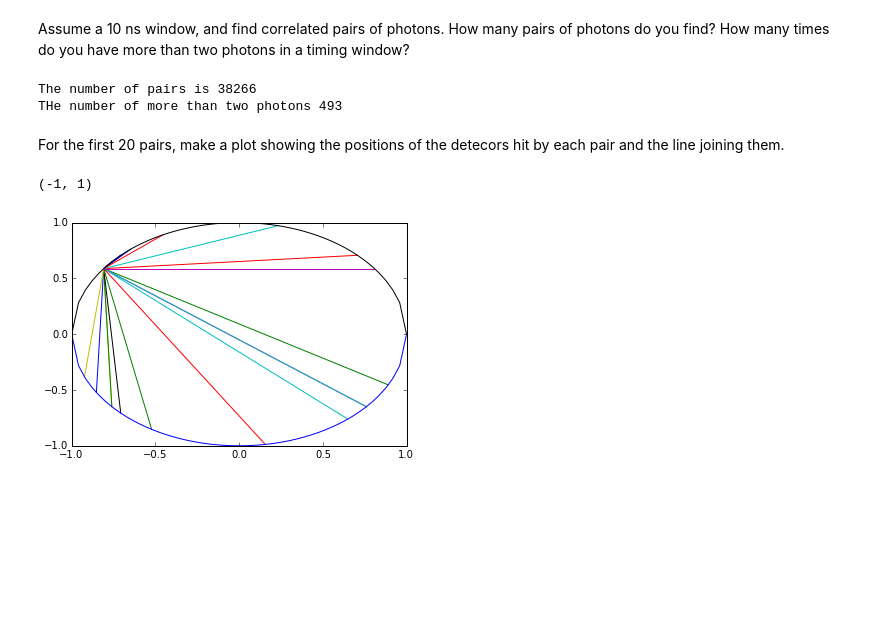
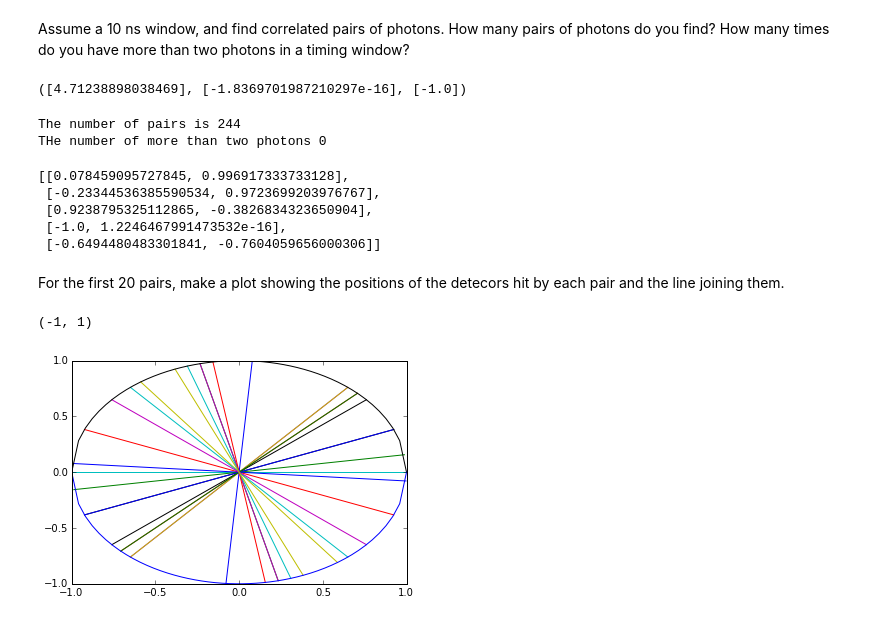
Before and after one commit to mattbellis/Siena_College_Physics_Jess_Muenkel, a Jupyter notebook: medical_physics/analyze_PET_scan_data.ipynb, the cells around one changed output. Drawn from its saved outputs; the diff is of its cells as text; code cells hidden in the pictures; blank space fills up the shorter version.

```diff
--- a/medical_physics/analyze_PET_scan_data.ipynb
+++ b/medical_physics/analyze_PET_scan_data.ipynb
@@ -42,44 +44,58 @@ def detector2coordinates(detector):
 theta,x,y=detector2coordinates(detector)
 # %% [markdown]
 Assume a 10 ns window, and find correlated pairs of photons. How many pairs of photons do you find? How many times do you have more than two photons in a timing window?
+# %%
+detector2coordinates([60])
+# %% [output]
+([4.71238898038469], [-1.8369701987210297e-16], [-1.0])
 # %%
-pairs1=[]
-pairs2=[]
+detector0 = []
+detector1 = []
+
 more_than_two=0
 t=500
 for i in range(0,t):
+    num_pairs = 0
     for j in range(i+1,t):
         if abs(time[i]-time[j])<=10:
-            pairs1.append(i)
-            pairs2.append(j)
-    if pairs1.count(i)>1:
+            detector0.append([x[i],y[i]])
+            detector1.append([x[j],y[j]])
+            num_pairs += 1
+    if num_pairs>1:
         more_than_two=more_than_two+1
 
-print "The number of pairs is "+str(len(pairs1))
+print "The number of pairs is %d" % (len(detector0))
 print "THe number of more than two photons "+str(more_than_two)
 #print pairs1
 #print pairs2
+
+detector0[0:5]
 # %% [output]
-The number of pairs is 38266
-THe number of more than two photons 493
+The number of pairs is 244
+THe number of more than two photons 0
+[[0.078459095727845, 0.996917333733128],
+ [-0.23344536385590534, 0.9723699203976767],
+ [0.9238795325112865, -0.3826834323650904],
+ [-1.0, 1.2246467991473532e-16],
+ [-0.6494480483301841, -0.7604059656000306]]
 # %% [markdown]
 For the first 20 pairs, make a plot showing the positions of the detecors hit by each pair and the line joining them.
 # %%
 for i in range(0,20):
-    plt.plot([x[pairs1[i]],x[pairs2[i]]],[y[pairs1[i]],y[pairs2[i]]])
+    plt.plot([detector0[i][0],detector1[i][0]],[detector0[i][1],detector1[i][1]])
 
 
 z=np.linspace(-1.,1.,50)
 b1=[]
 b2=[]
 for i in z:
     b1.append(math.sqrt(1-i**2))
     b2.append(-math.sqrt(1-i**2))
 plt.plot(z,b1)
 plt.plot(z,b2)
 
 plt.ylim(-1,1)
 plt.xlim(-1,1)
 # %% [output]
 (-1, 1)
-[figure, old version]
+[figure, new version]
```
Also changed, not shown: parts of 2 cells of this notebook, 2 other files.
